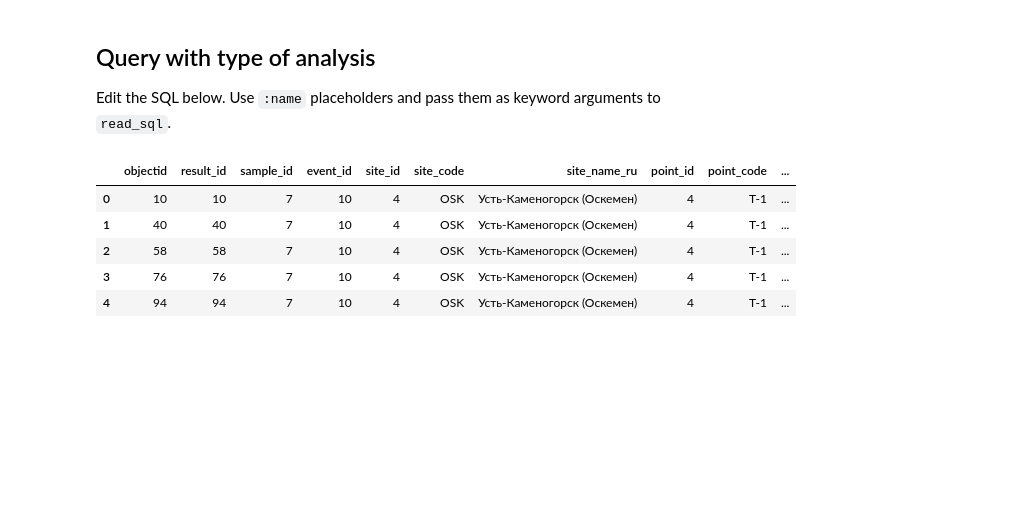
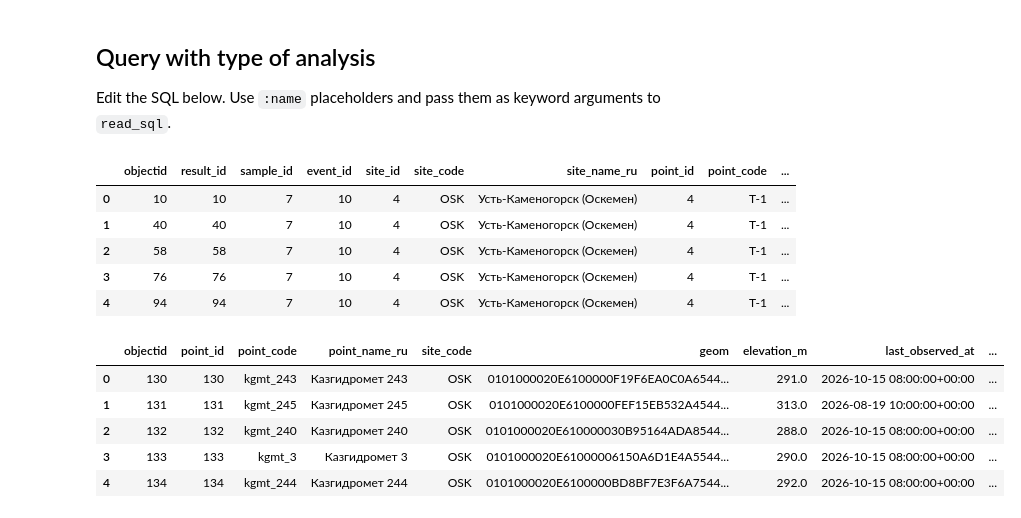
Before and after one commit to TimurMZh/EcoDB, a Jupyter notebook: notebooks/query_ecodb.ipynb, the cells around one changed output. Saved outputs shown, nothing was run; the diff lists cells and outputs as text; code cells hidden in the pictures; blank space fills up the shorter version.

```diff
--- a/notebooks/query_ecodb.ipynb
+++ b/notebooks/query_ecodb.ipynb
@@ -361,3 +361,19 @@ df
 | 2 | 58 | 58 | 7 | 10 | 4 | OSK | Усть-Каменогорск (Оскемен) | 4 | Т-1 | ... |
 | 3 | 76 | 76 | 7 | 10 | 4 | OSK | Усть-Каменогорск (Оскемен) | 4 | Т-1 | ... |
 | 4 | 94 | 94 | 7 | 10 | 4 | OSK | Усть-Каменогорск (Оскемен) | 4 | Т-1 | ... |
+# %%
+df = read_sql(
+    """
+    SELECT *
+    FROM eco.vw_sensor_latest_wide
+    limit 5
+    """
+)
+df
+# %% [output]
+|  | objectid | point_id | point_code | point_name_ru | site_code | geom | elevation_m | last_observed_at | ... |
+| 0 | 130 | 130 | kgmt_243 | Казгидромет 243 | OSK | 0101000020E6100000F19F6EA0C0A6544... | 291.0 | 2026-10-15 08:00:00+00:00 | ... |
+| 1 | 131 | 131 | kgmt_245 | Казгидромет 245 | OSK | 0101000020E6100000FEF15EB532A4544... | 313.0 | 2026-08-19 10:00:00+00:00 | ... |
+| 2 | 132 | 132 | kgmt_240 | Казгидромет 240 | OSK | 0101000020E610000030B95164ADA8544... | 288.0 | 2026-10-15 08:00:00+00:00 | ... |
+| 3 | 133 | 133 | kgmt_3 | Казгидромет 3 | OSK | 0101000020E61000006150A6D1E4A5544... | 290.0 | 2026-10-15 08:00:00+00:00 | ... |
+| 4 | 134 | 134 | kgmt_244 | Казгидромет 244 | OSK | 0101000020E6100000BD8BF7E3F6A7544... | 292.0 | 2026-10-15 08:00:00+00:00 | ... |
```
Also changed, not shown: 10 other files.
